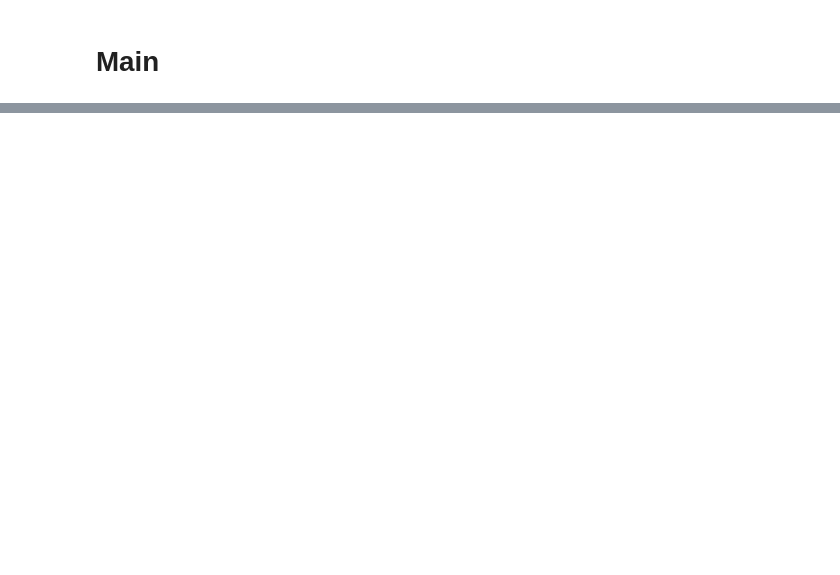
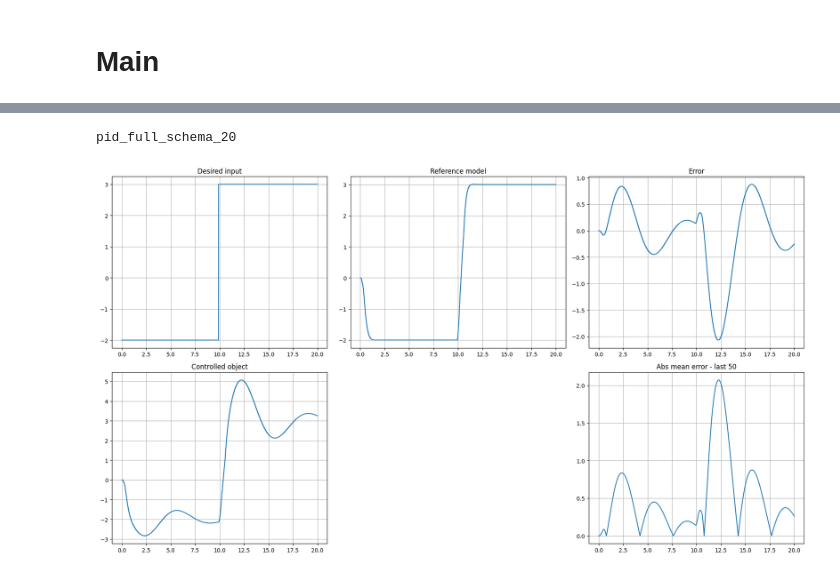
Before and after one commit to jacopotdsc/IHC_attidute_control, a Jupyter notebook: code/ihc_project.ipynb, the cells around one changed output, grey strips where cells are left out. Saved outputs shown, nothing was run; the diff lists cells and outputs as text; code cells hidden in the pictures; blank space fills up the shorter version.

```diff
--- a/code/ihc_project.ipynb
+++ b/code/ihc_project.ipynb
@@ -361,7 +361,8 @@ def train(model, dataset, n_epochs, epoch_size, batch_size, shuffle):
 
             targets = targets.unsqueeze(1)
 
-            _ = model(states)
+            #_ = model( states )
+            _ = model( torch.cat((states, targets), dim=1) )
 
             zeros_tensor = torch.zeros(targets.shape)
 
@@ -598,0 +604,30 @@ pid_full_schema_30
+# %%
+try:
+    train_network(
+        connection_receiver=connection_receiver,
+        connection_sender=connection_sender,
+        network=network,
+        dataset=dataset,
+        history_desired_input=history_desired_input,
+        history_reference_model=history_reference_model,
+        history_controlled_object=history_controlled_object,
+        history_error=history_error,
+        history_mean_error=history_mean_error,
+        mean_error_window=mean_error_window
+        )
+except Exception as e:
+    print()
+    print(e)
+    pass
+
+finally:
+
+    close_connections(
+        connection_receiver,
+        connection_sender,
+        send_socket,
+        receiver_socket,
+    )
+
+    eng.quit()
+    pass
@@ -598,0 +641,11 @@ pid_full_schema_30
+# %%
+plot_statistics(
+    history_error=history_error,
+    history_desired_input=history_desired_input,
+    history_reference_model=history_reference_model,
+    history_controlled_object=history_controlled_object,
+    history_mean_error=history_mean_error
+    )
+# %% [output]
+pid_full_schema_20
+[figure, added]
```
Also changed, not shown: parts of 11 cells of this notebook, 5 other files.
